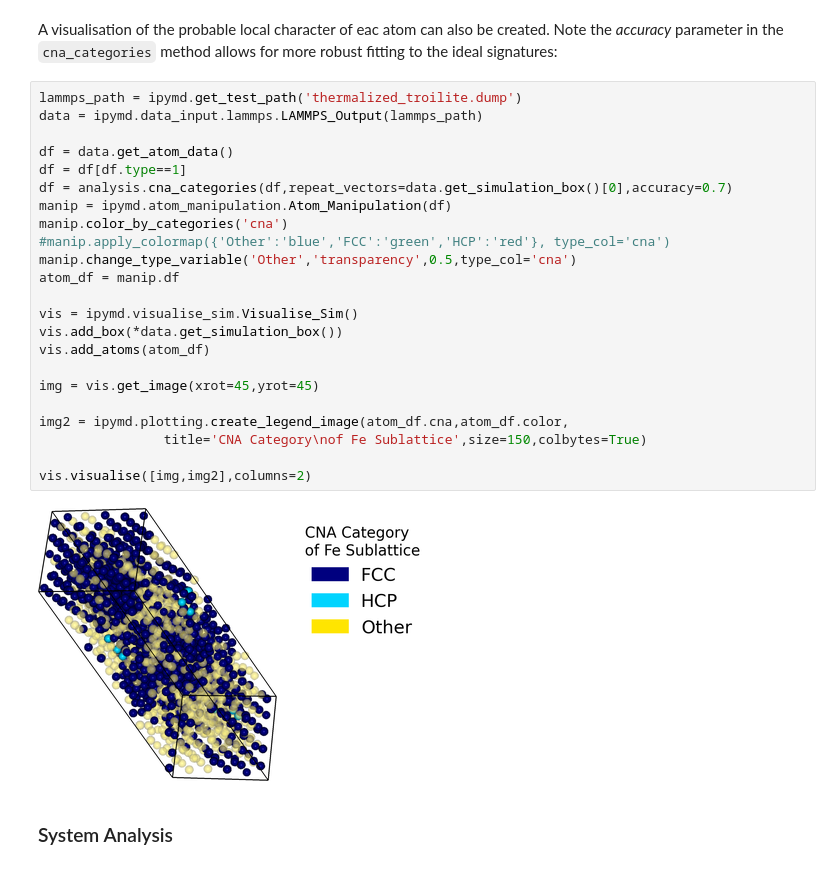
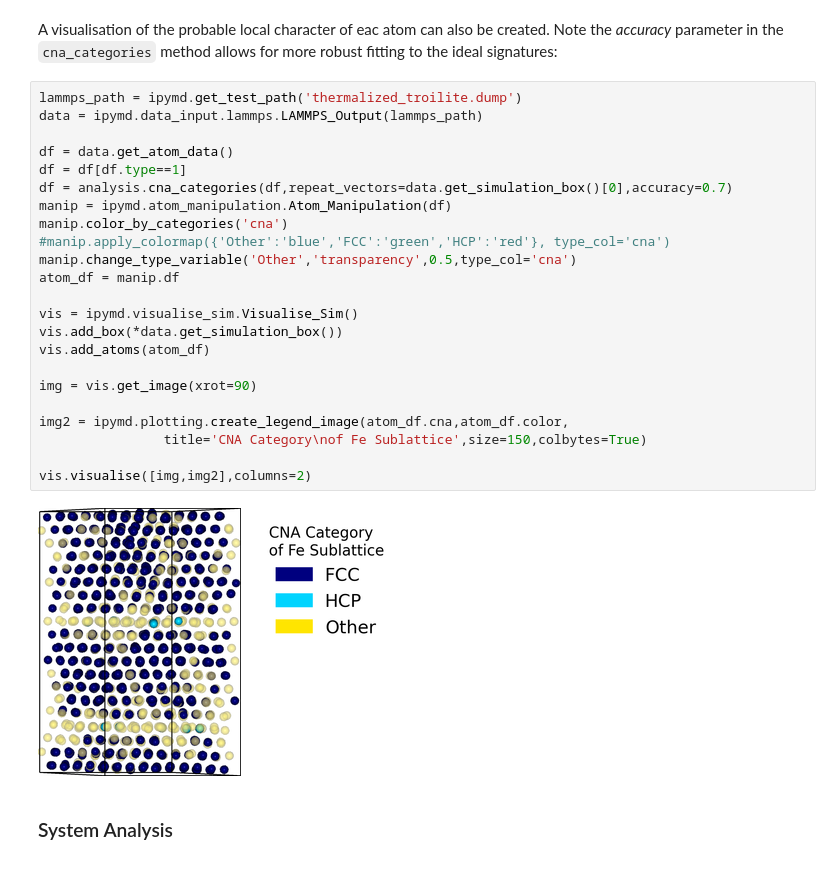
Before and after one commit to chrisjsewell/ipymd, a Jupyter notebook: example_analysis.ipynb, the cells around one changed output. Drawn from its saved outputs; the diff is of its cells as text.

```diff
--- a/example_analysis.ipynb
+++ b/example_analysis.ipynb
@@ -389,28 +374,28 @@ A visualisation of the probable local character of eac atom can also be created.
 # %%
 lammps_path = ipymd.get_test_path('thermalized_troilite.dump')
 data = ipymd.data_input.lammps.LAMMPS_Output(lammps_path)
 
 df = data.get_atom_data()
 df = df[df.type==1]
 df = analysis.cna_categories(df,repeat_vectors=data.get_simulation_box()[0],accuracy=0.7)
 manip = ipymd.atom_manipulation.Atom_Manipulation(df)
 manip.color_by_categories('cna')
 #manip.apply_colormap({'Other':'blue','FCC':'green','HCP':'red'}, type_col='cna')
 manip.change_type_variable('Other','transparency',0.5,type_col='cna')
 atom_df = manip.df
 
 vis = ipymd.visualise_sim.Visualise_Sim()
 vis.add_box(*data.get_simulation_box())
 vis.add_atoms(atom_df)
 
-img = vis.get_image(xrot=45,yrot=45)
+img = vis.get_image(xrot=90)
 
 img2 = ipymd.plotting.create_legend_image(atom_df.cna,atom_df.color,
                 title='CNA Category\nof Fe Sublattice',size=150,colbytes=True)
 
 vis.visualise([img,img2],columns=2)
 # %% [output]
-[figure, old version]
+[figure, new version]
 # %% [markdown]
 ### System Analysis
 # %% [markdown]
```
Also changed, not shown: parts of 4 cells of this notebook, 12 other files.
